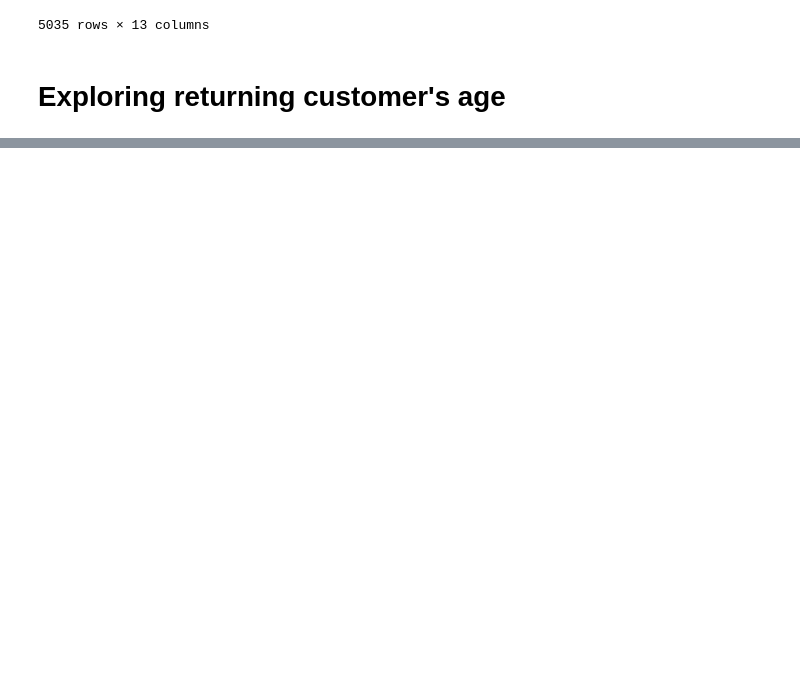
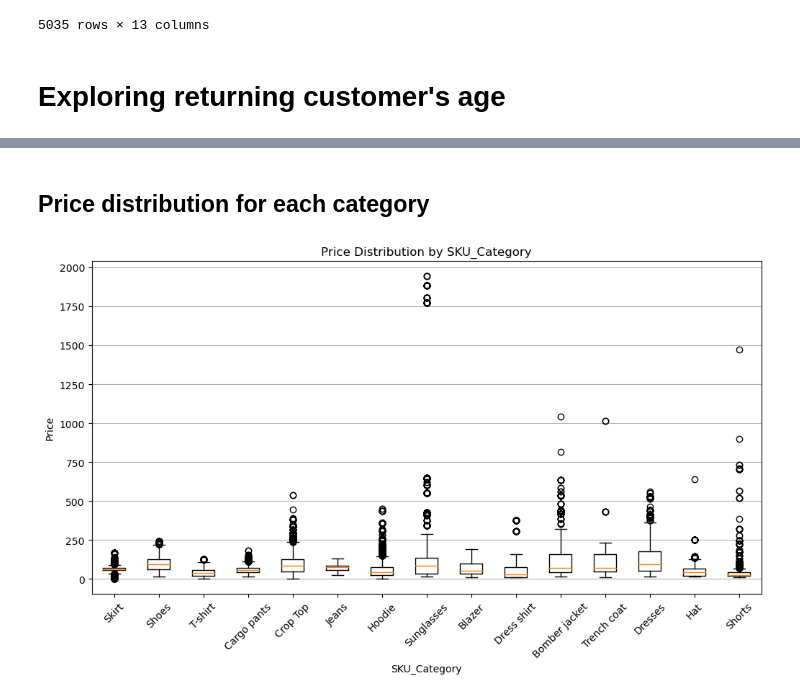
Before and after one commit to bowencu/FirstByte, a Jupyter notebook: datathon.ipynb, the cells around one changed output, grey strips where cells are left out. Saved outputs shown, nothing was run; the diff lists cells and outputs as text; code cells hidden in the pictures; blank space fills up the shorter version.

```diff
--- a/datathon.ipynb
+++ b/datathon.ipynb
@@ -163,0 +201,20 @@ plt.scatter(store_data["Quantity"], store_data["Sales_Amount"])
+# %% [markdown]
+## Price distribution for each category
+# %%
+import matplotlib.pyplot as plt
+
+# Calculate the price for each row
+store_data['Price'] = store_data['Sales_Amount'] / store_data['Quantity']
+
+# Create a box plot for each SKU_Category
+plt.figure(figsize=(12, 6))
+plt.boxplot([store_data[store_data['SKU_Category'] == category]['Price'] for category in store_data['SKU_Category'].unique()],
+            labels=store_data['SKU_Category'].unique())
+plt.xlabel('SKU_Category')
+plt.ylabel('Price')
+plt.title('Price Distribution by SKU_Category')
+plt.xticks(rotation=45)
+plt.grid(axis='y')
+plt.show()
+# %% [output]
+[figure, added]
```
Also changed, not shown: parts of 4 cells of this notebook.
